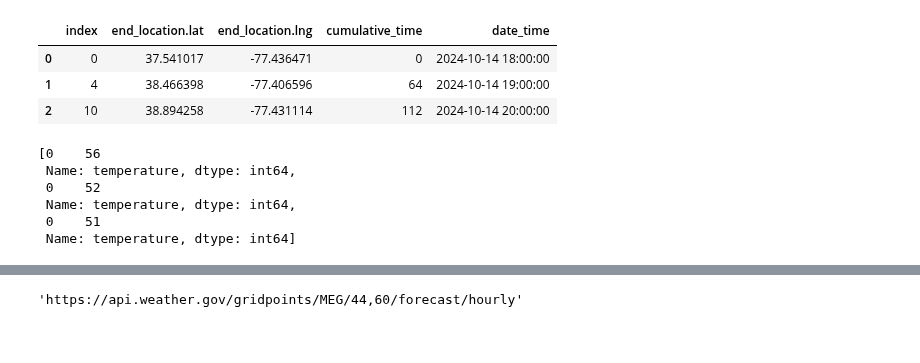
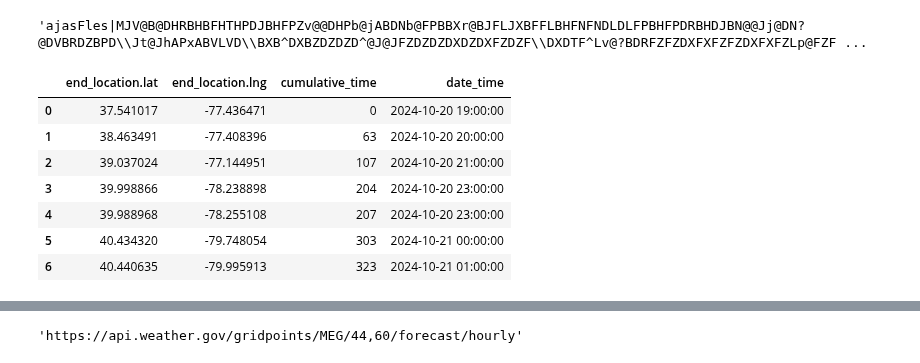
Before and after one commit to shroffr01/PersonalProject, a Jupyter notebook: new_test.ipynb, the cells around one changed output, grey strips where cells are left out. Saved outputs shown, nothing was run; the diff lists cells and outputs as text; code cells hidden in the pictures.

```diff
--- a/new_test.ipynb
+++ b/new_test.ipynb
@@ -29,7 +29,7 @@ gmaps = googlemaps.Client(key=api_key_google)
 
 # Define the origin and destination
 origin = "Richmond, VA"
-destination = "Chantilly, VA"
+destination = "Pittsburgh, PA"
 
 # Define parameters for the directions request
 params = {
@@ -99,11 +119,20 @@ closest_rows = (news_df1.loc[[abs(news_df1['cumulative_time'] - hour).idxmin() f
+# %%
+news_df.iloc[19]['polyline.points']
+# %% [output]
+'ajasFles|MJV@B@DHRBHBFHTHPDJBHFPZv@@DHPb@jABDNb@FPBBXr@BJFLJXBFFLBHFNFNDLDLFPBHFPDRBHDJBN@@Jj@DN?@DVBRDZBPD\\Jt@JhAPxABVLVD\\BXB^DXBZDZDZD^@J@JFZDZDZDXDZDXFZDZF\\DXDTF^Lv@?BDRFZFZDXFXFZFZDXFXFZLp@FZF ...
 # %%
 closest_rows['date_time'] = pd.to_datetime(closest_rows['date_time'])
+closest_rows = closest_rows.drop(['index'], axis=1)
 closest_rows
 # %% [output]
-|  | index | end_location.lat | end_location.lng | cumulative_time | date_time |
-| 0 | 0 | 37.541017 | -77.436471 | 0 | 2024-10-14 18:00:00 |
-| 1 | 4 | 38.466398 | -77.406596 | 64 | 2024-10-14 19:00:00 |
-| 2 | 10 | 38.894258 | -77.431114 | 112 | 2024-10-14 20:00:00 |
+|  | end_location.lat | end_location.lng | cumulative_time | date_time |
+| 0 | 37.541017 | -77.436471 | 0 | 2024-10-20 19:00:00 |
+| 1 | 38.463491 | -77.408396 | 63 | 2024-10-20 20:00:00 |
+| 2 | 39.037024 | -77.144951 | 107 | 2024-10-20 21:00:00 |
+| 3 | 39.998866 | -78.238898 | 204 | 2024-10-20 23:00:00 |
+| 4 | 39.988968 | -78.255108 | 207 | 2024-10-20 23:00:00 |
+| 5 | 40.434320 | -79.748054 | 303 | 2024-10-21 00:00:00 |
+| 6 | 40.440635 | -79.995913 | 323 | 2024-10-21 01:00:00 |
 # %%
 temp_list = []
 precip_chance_list = []
@@ -173,9 +232,0 @@ for i in range(len(closest_rows)):
-# %%
-temp_list
-# %% [output]
-[0    56
- Name: temperature, dtype: int64,
- 0    52
- Name: temperature, dtype: int64,
- 0    51
- Name: temperature, dtype: int64]
```
Also changed, not shown: parts of 14 cells of this notebook, 1 other file.
